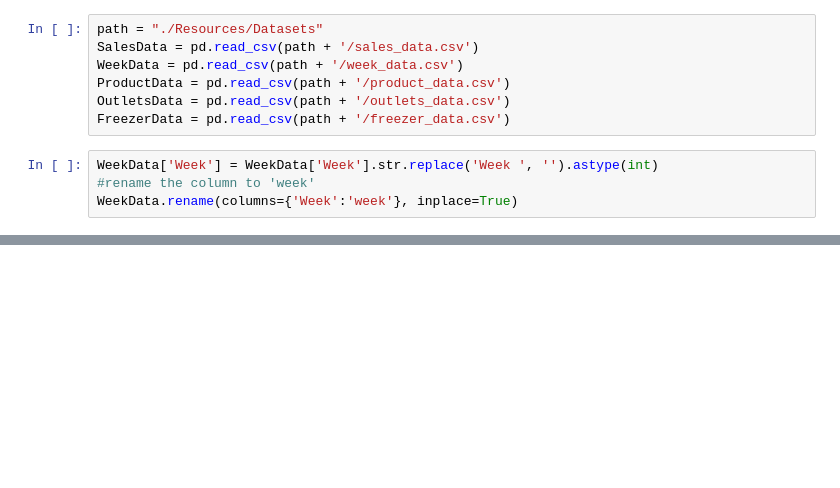
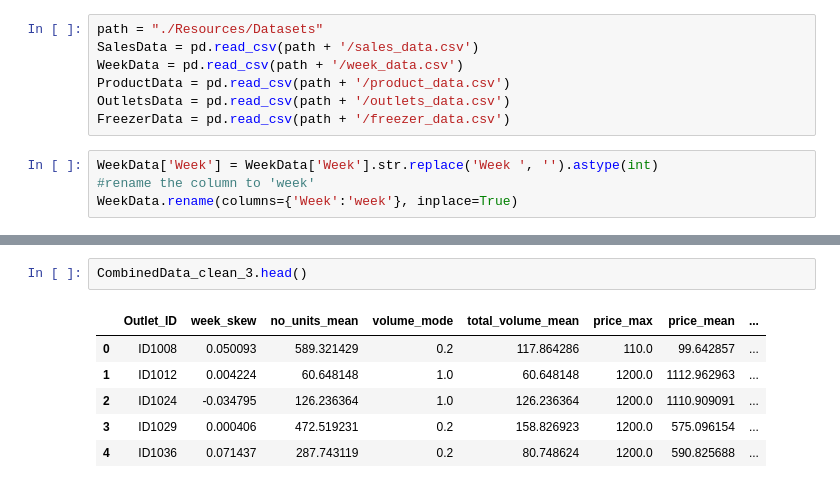
Before and after one commit to AnoshanJ/Datastorm4.0, a Jupyter notebook: Round 2/0-DataExploration.ipynb, the cells around one changed output, grey strips where cells are left out. Saved outputs shown, nothing was run; the diff lists cells and outputs as text; blank space fills up the shorter version.

```diff
--- a/Round 2/0-DataExploration.ipynb
+++ b/Round 2/0-DataExploration.ipynb
@@ -44,0 +230,9 @@ CombinedData.head()
+# %%
+CombinedData_clean_3.head()
+# %% [output]
+|  | Outlet_ID | week_skew | no_units_mean | volume_mode | total_volume_mean | price_max | price_mean | ... |
+| 0 | ID1008 | 0.050093 | 589.321429 | 0.2 | 117.864286 | 110.0 | 99.642857 | ... |
+| 1 | ID1012 | 0.004224 | 60.648148 | 1.0 | 60.648148 | 1200.0 | 1112.962963 | ... |
+| 2 | ID1024 | -0.034795 | 126.236364 | 1.0 | 126.236364 | 1200.0 | 1110.909091 | ... |
+| 3 | ID1029 | 0.000406 | 472.519231 | 0.2 | 158.826923 | 1200.0 | 575.096154 | ... |
+| 4 | ID1036 | 0.071437 | 287.743119 | 0.2 | 80.748624 | 1200.0 | 590.825688 | ... |
```
Also changed, not shown: parts of 9 cells of this notebook.
